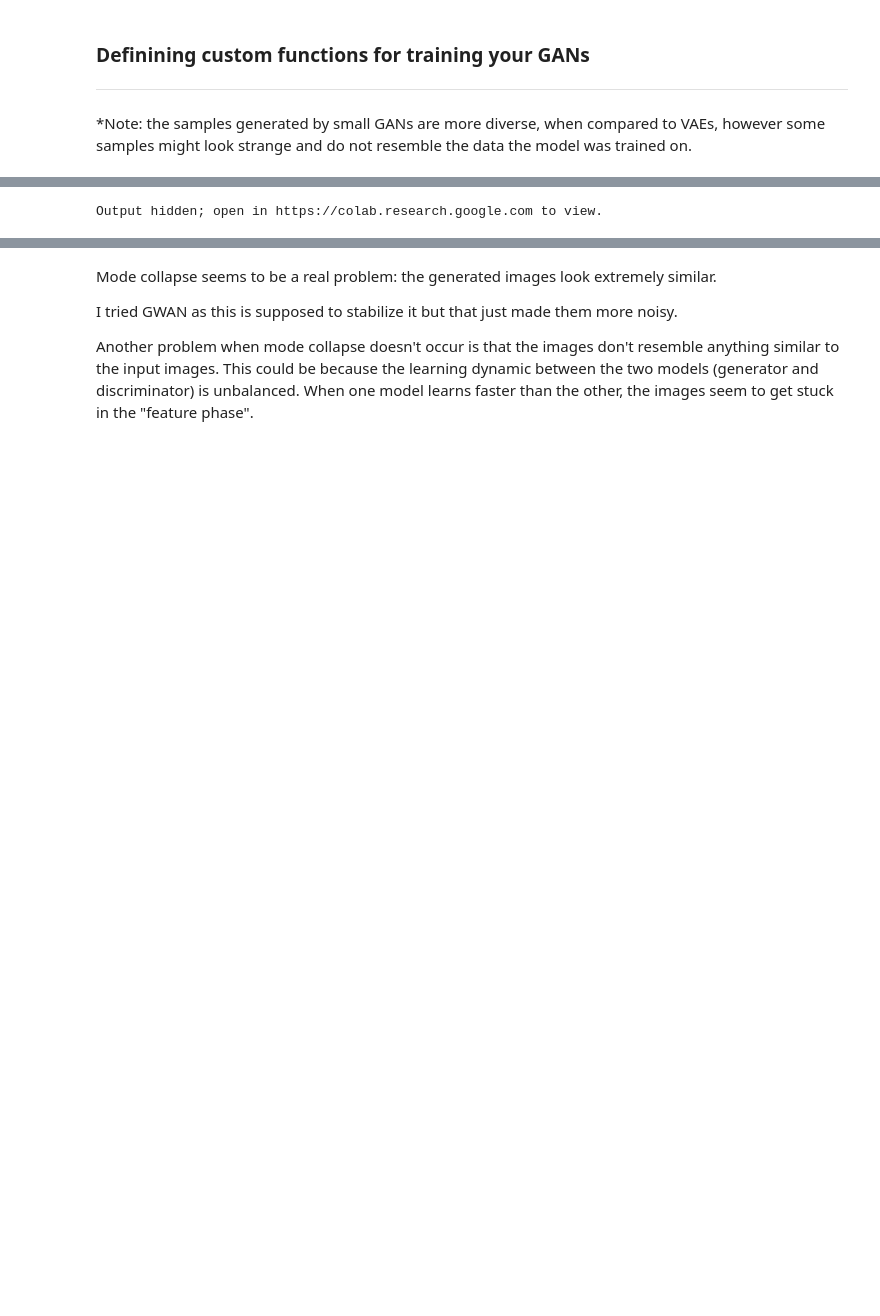
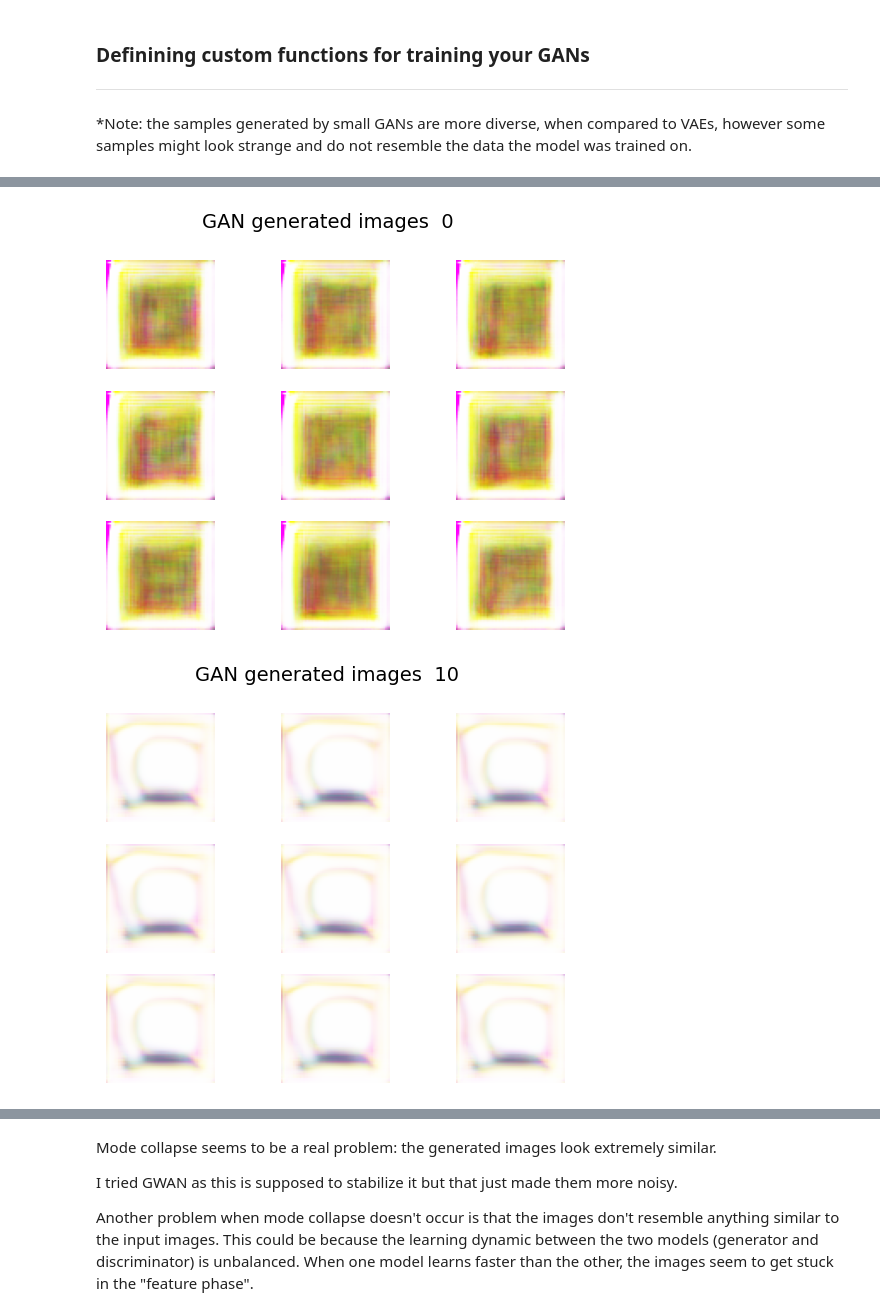
Before and after one commit to NielsDrift/DL_77, a Jupyter notebook: IDL_A1_task3.ipynb, the cells around one changed output, grey strips where cells are left out. Cells and saved outputs as stored; diff of their text form; code cells hidden in the pictures; blank space fills up the shorter version.

```diff
--- a/IDL_A1_task3.ipynb
+++ b/IDL_A1_task3.ipynb
@@ -552,9 +607,12 @@ gan.compile(loss='binary_crossentropy',
 # %%
-## Build and train the model (need around 10 epochs to start seeing some results)
+## Build and train the model (gen_updats =4  )
 
 latent_dim = 256
 dataset_scaled = load_real_samples(scale=True)
+combined_dataset = np.concatenate([dataset_scaled, augmented_data], axis=0)
 
-train_gan(generator, discriminator, gan, dataset_scaled, latent_dim, n_epochs=1001)
+
+train_gan(generator, discriminator, gan, combined_dataset, latent_dim, n_epochs=51)
 # %% [output]
-Output hidden; open in https://colab.research.google.com to view.
+[figure, added]
+[figure, added]
```
Also changed, not shown: parts of 15 cells of this notebook.
